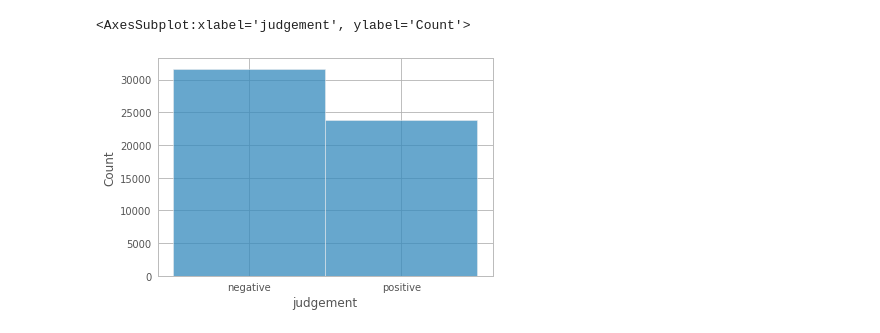
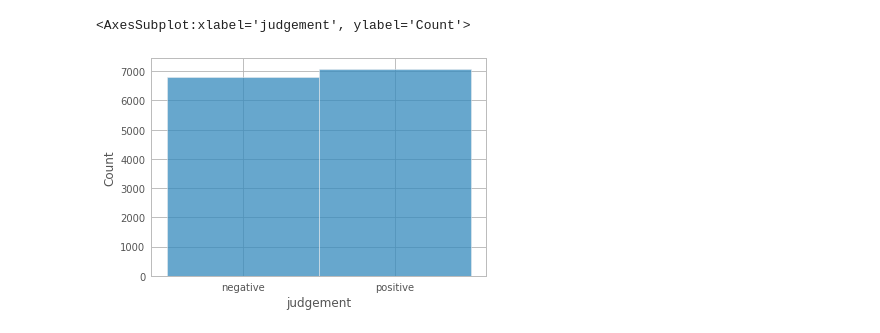
Before and after one commit to alephdata/followthemoney-predict, a Jupyter notebook: experiments/xref-experiments/xref_experiments/experiments/profiles/test_models.ipynb, the cells around one changed output. Cells and saved outputs as stored; diff of their text form; code cells hidden in the pictures.

```diff
--- a/experiments/xref-experiments/xref_experiments/experiments/profiles/test_models.ipynb
+++ b/experiments/xref-experiments/xref_experiments/experiments/profiles/test_models.ipynb
@@ -50,8 +59,8 @@ sns.histplot(df, x='weight')
-# %%
-sns.histplot(df, x='judgement')
-# %% [output]
-<AxesSubplot:xlabel='judgement', ylabel='Count'>
-[figure, removed]
+# %%
+sns.histplot(df.query('weight > 0.75'), x='judgement')
+# %% [output]
+<AxesSubplot:xlabel='judgement', ylabel='Count'>
+[figure, added]
 # %%
 d = df.query('weight > 0.75').sample(frac=0.75)
 
```
Also changed, not shown: parts of 30 cells of this notebook, 6 other files.
